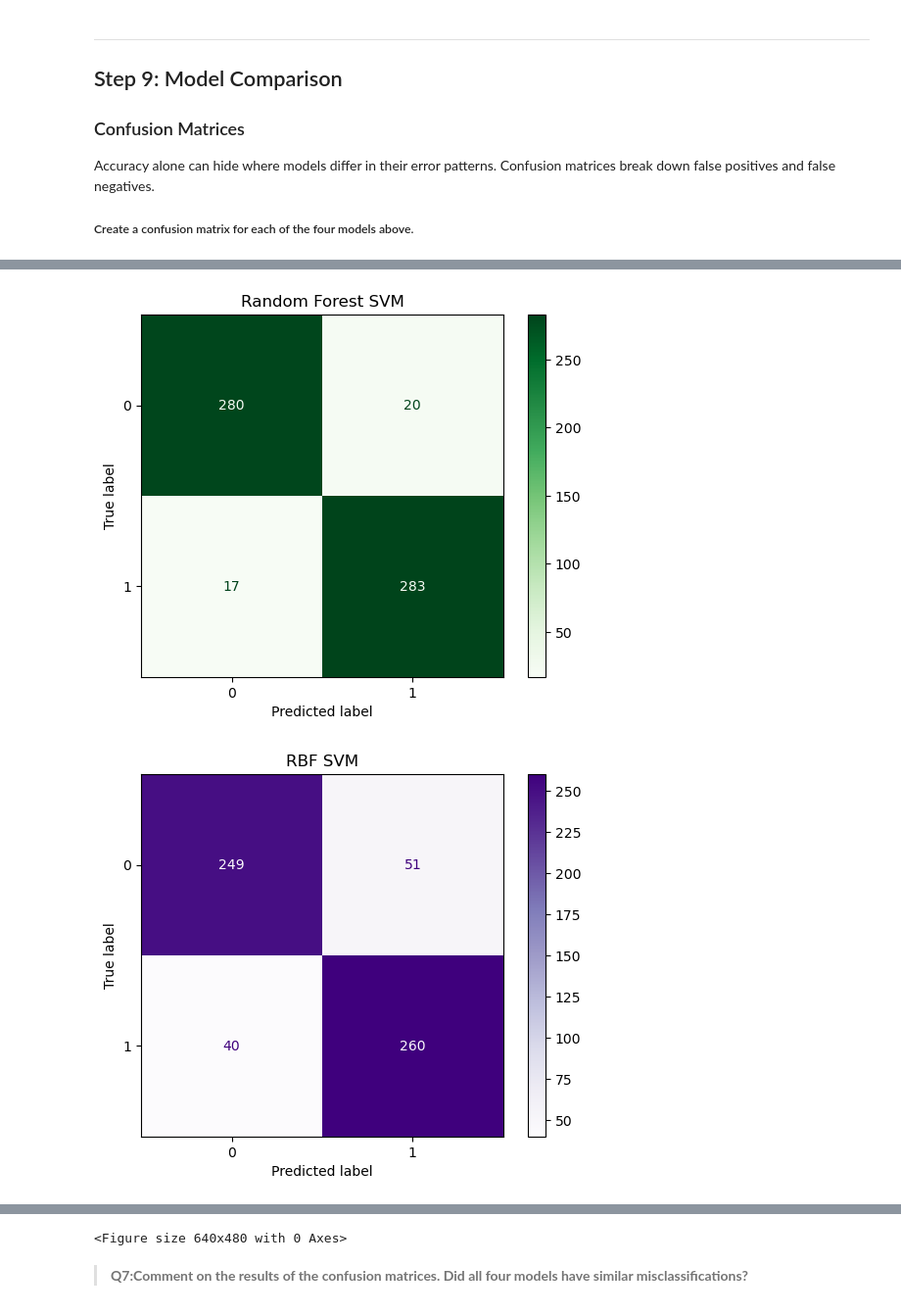
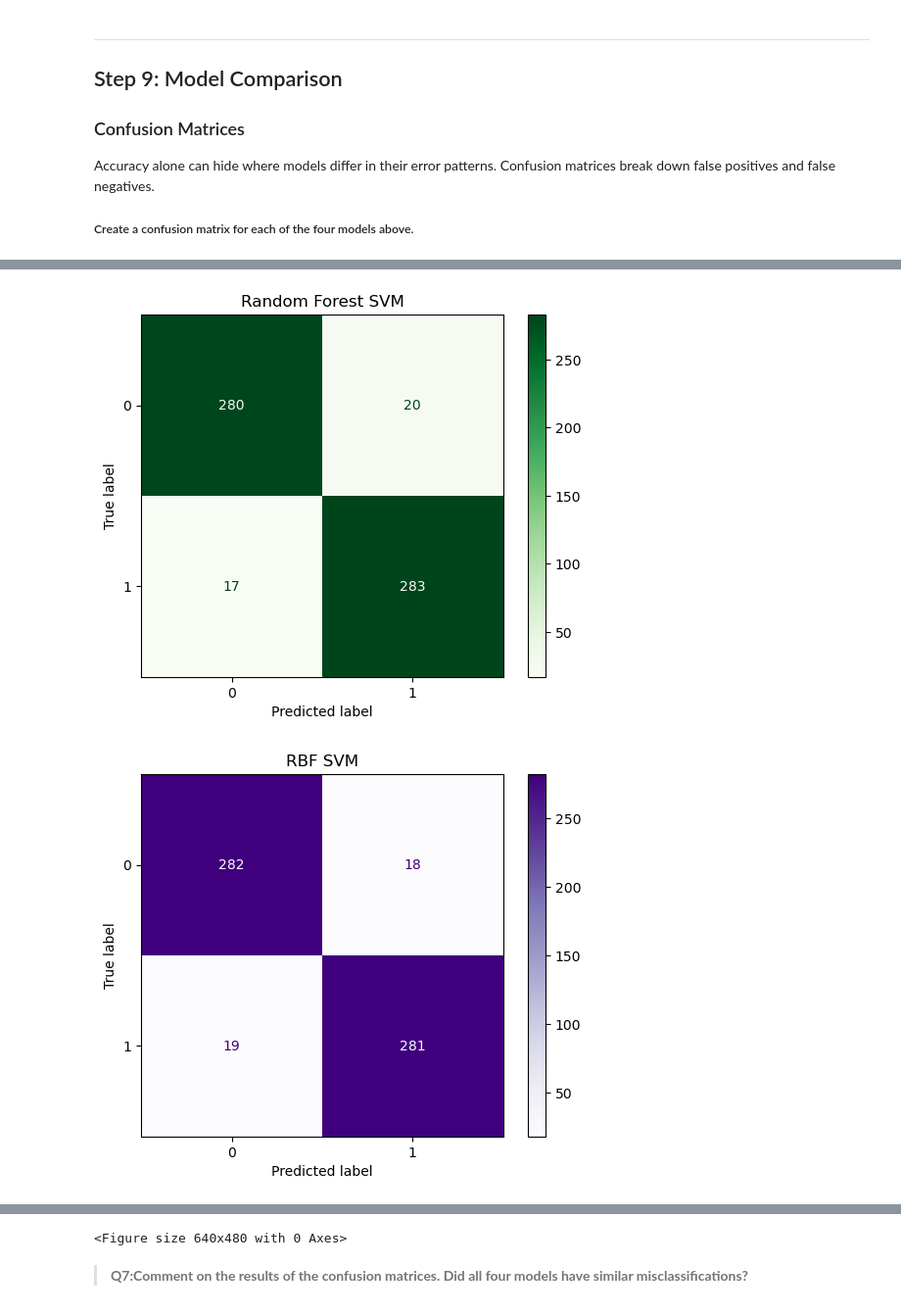
Before and after one commit to mmorenorolon/eds232-labs, a Jupyter notebook: week8/lab8.ipynb, the cells around one changed output, grey strips where cells are left out. Shown at 98% size. Cells and saved outputs as stored; diff of their text form; code cells hidden in the pictures.

```diff
--- a/week8/lab8.ipynb
+++ b/week8/lab8.ipynb
@@ -107,7 +107,7 @@ linear_grid = GridSearchCV(
 )
 
 # Fit the grid search
-linear_grid.fit(X_train, y_train)
+linear_grid.fit(X_train_scaled, y_train)
 
 # Find the best parameter in the gird search
 linear_best_params = linear_grid.best_params_
@@ -118,7 +118,8 @@ linear_best_model = linear_grid.best_estimator_
 print(f"Best model: {linear_best_model}")
 
 # Retrieve the accuracy on the test set
-linear_test_acc = accuracy_score(y_test, linear_best_model.predict(X_test))
+linear_test_acc = accuracy_score(y_test,
+                                linear_best_model.predict(X_test_scaled))
 print(f"Test Accuracy: {linear_test_acc:.3f}")
 
 # Find the cross-validated accuracy
@@ -194,7 +195,7 @@ rbf_grid = GridSearchCV(
 )
 
 # Fit the grid search
-rbf_grid.fit(X_train, y_train)
+rbf_grid.fit(X_train_scaled, y_train)
 
 # Find the best parameter in the gird search
 rbf_best_params = rbf_grid.best_params_
@@ -205,7 +206,7 @@ rbf_best_model = rbf_grid.best_estimator_
 print(f"Best model: {rbf_best_model}")
 
 # Retrieve the accuracy on the test set
-rbf_test_acc = accuracy_score(y_test, rbf_best_model.predict(X_test))
+rbf_test_acc = accuracy_score(y_test, rbf_best_model.predict(X_test_scaled))
 print(f"Test Accuracy: {rbf_test_acc:.3f}")
 
 # Find the cross-validated accuracy
@@ -259,7 +260,7 @@ poly_grid = GridSearchCV(
 )
 
 # Fit the grid search
-poly_grid.fit(X_train, y_train)
+poly_grid.fit(X_train_scaled, y_train)
 
 # Find the best parameter in the grid search
 poly_best_params = poly_grid.best_params_
@@ -270,7 +271,7 @@ poly_best_model = poly_grid.best_estimator_
 print(f"Best model: {poly_best_model}")
 
 # Retrieve the accuracy on the test set
-poly_test_acc = accuracy_score(y_test, poly_best_model.predict(X_test))
+poly_test_acc = accuracy_score(y_test, poly_best_model.predict(X_test_scaled))
 print(f"Test Accuracy: {poly_test_acc:.3f}")
 
 # Find the cross-validated accuracy
@@ -501,25 +516,25 @@ Accuracy alone can hide where models differ in their error patterns. Confusion m
 ##### Create a confusion matrix for each of the four models above.
 # %%
 # Create a confusion matrix for the linear model
-ConfusionMatrixDisplay.from_estimator(linear_grid,
+ConfusionMatrixDisplay.from_estimator(linear_best_model,
                                       X_test_scaled,
                                       y_test,
                                       cmap="Blues").ax_.set_title("Linear SVM")
 
 # Random Forest Confusion Matrix
-ConfusionMatrixDisplay.from_estimator(grid_rf,
+ConfusionMatrixDisplay.from_estimator(rf_best_model,
                                       X_test_scaled,
                                       y_test,
                                       cmap="Greens").ax_.set_title("Random Forest SVM")
 
 # RBF Confusion Matrix
-ConfusionMatrixDisplay.from_estimator(rbf_grid,
-                                               X_test_scaled,
-                                               y_test,
-                                               cmap="Purples").ax_.set_title("RBF SVM")
+ConfusionMatrixDisplay.from_estimator(rbf_best_model,
+                                      X_test_scaled,
+                                      y_test,
+                                      cmap="Purples").ax_.set_title("RBF SVM")
 
 # Polynomial Confusion Matrix
-ConfusionMatrixDisplay.from_estimator(poly_grid,
+ConfusionMatrixDisplay.from_estimator(poly_best_model,
                                       X_test_scaled,
                                       y_test,
                                       cmap="Oranges").ax_.set_title("Polynomial SVM")
@@ -531,2 +546,2 @@ plt.tight_layout()
 [figure]
-[figure, old version]
+[figure, new version]
```
Also changed, not shown: parts of 21 cells of this notebook.
